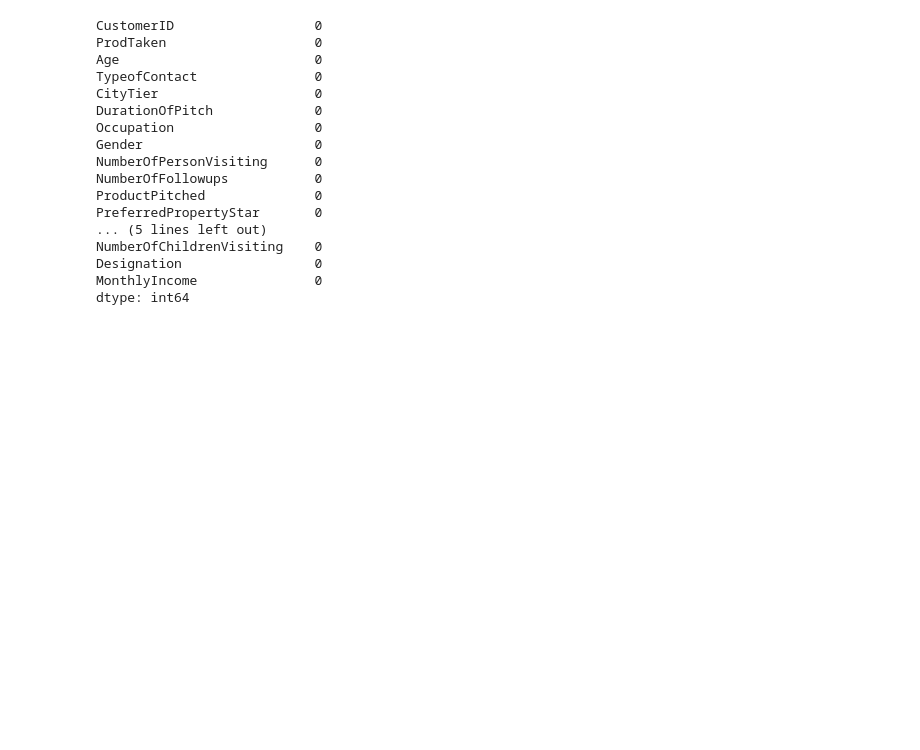
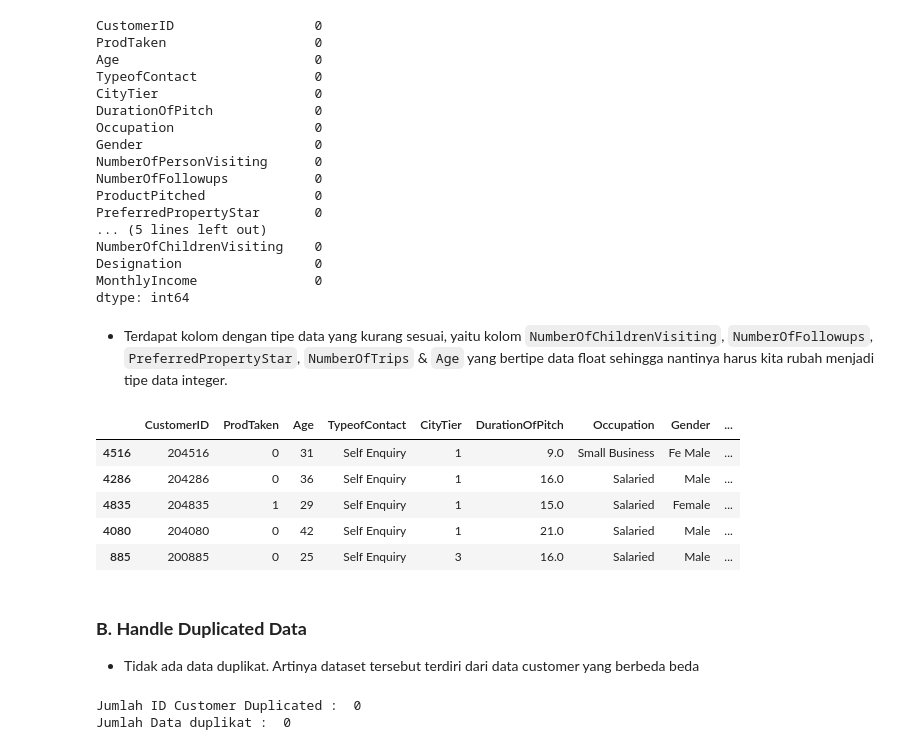
Before and after one commit to JodhiKrisantus/Classification-Holiday-Package-Prediction, a Jupyter notebook: Holiday_Predict.ipynb, the cells around one changed output. Drawn from its saved outputs; the diff is of its cells as text; code cells hidden in the pictures; blank space fills up the shorter version.

```diff
--- a/Holiday_Predict.ipynb
+++ b/Holiday_Predict.ipynb
@@ -305,3 +325,25 @@ NumberOfChildrenVisiting    0
 Designation                 0
 MonthlyIncome               0
 dtype: int64
+# %% [markdown]
+- Terdapat kolom dengan tipe data yang kurang sesuai, yaitu kolom `NumberOfChildrenVisiting`, `NumberOfFollowups`, `PreferredPropertyStar`, `NumberOfTrips` & `Age` yang bertipe data float sehingga nantinya harus kita rubah menjadi tipe data integer.
+# %%
+subset = ['NumberOfChildrenVisiting','NumberOfFollowups','PreferredPropertyStar','NumberOfTrips','Age']
+df[subset] = df[subset].astype(dtype='int64')
+df.sample(5)
+# %% [output]
+|  | CustomerID | ProdTaken | Age | TypeofContact | CityTier | DurationOfPitch | Occupation | Gender | ... |
+| 4516 | 204516 | 0 | 31 | Self Enquiry | 1 | 9.0 | Small Business | Fe Male | ... |
+| 4286 | 204286 | 0 | 36 | Self Enquiry | 1 | 16.0 | Salaried | Male | ... |
+| 4835 | 204835 | 1 | 29 | Self Enquiry | 1 | 15.0 | Salaried | Female | ... |
+| 4080 | 204080 | 0 | 42 | Self Enquiry | 1 | 21.0 | Salaried | Male | ... |
+| 885 | 200885 | 0 | 25 | Self Enquiry | 3 | 16.0 | Salaried | Male | ... |
+# %% [markdown]
+### **B. Handle Duplicated Data**
+- Tidak ada data duplikat. Artinya dataset tersebut terdiri dari data customer yang berbeda beda
+# %%
+print("Jumlah ID Customer Duplicated : ", df.duplicated(subset='CustomerID').sum() )
+print("Jumlah Data duplikat : ",df.duplicated().sum())
+# %% [output]
+Jumlah ID Customer Duplicated :  0
+Jumlah Data duplikat :  0
```
Also changed, not shown: parts of 11 cells of this notebook.
